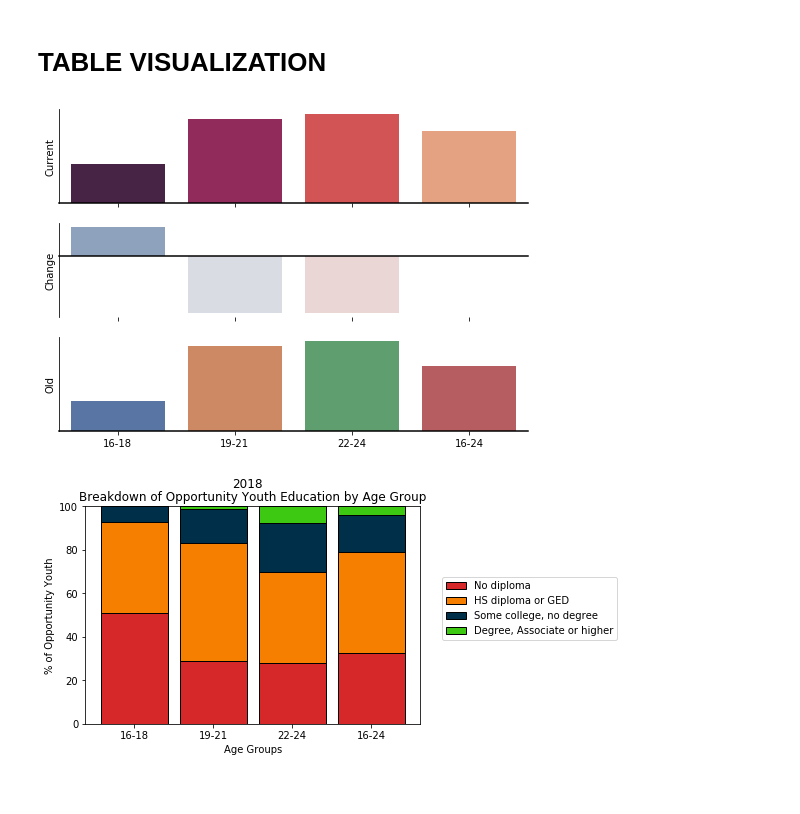
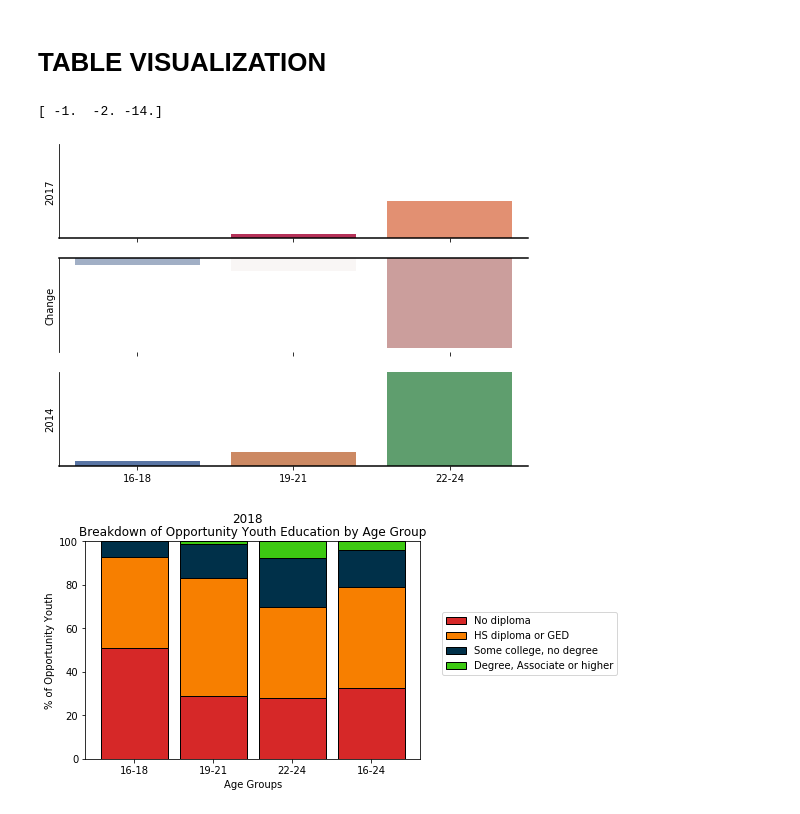
Before and after one commit to chum46/mod-1-project-chicago-seattle-ds-051120, a Jupyter notebook: notebooks/exploratory/02_cm_download_and_explore_data.ipynb, the cells around one changed output. Saved outputs shown, nothing was run; the diff lists cells and outputs as text; code cells hidden in the pictures.

Commit message:
Trend Table and Visualization Notebooks

```diff
--- a/notebooks/exploratory/02_cm_download_and_explore_data.ipynb
+++ b/notebooks/exploratory/02_cm_download_and_explore_data.ipynb
@@ -744,29 +732,34 @@ import matplotlib.pyplot as plt
 from matplotlib import rc
 %matplotlib inline
 # %%
-oy_array_old = np.array([6,17,18,13])
-oy_array = np.array(oy_percent)
-age_grps = np.array(['16-18','19-21','22-24','16-24'])
+oy_array_old = np.array([1,3,22])
+oy_array = np.array(oydeg_percent[:3])
+age_grps = np.array(['16-18','19-21','22-24'])
 # %%
 f, (ax1, ax2, ax3) = plt.subplots(3, 1, figsize=(7, 5), sharex=True)
 sns.barplot(x=age_grps, y=oy_array, palette="rocket", ax=ax1)
 ax1.axhline(0, color="k", clip_on=False)
-ax1.set_ylabel("Current")
+ax1.set_ylim(0,20)
+ax1.set_ylabel("2017")
 
 y2 = oy_array - oy_array_old
 sns.barplot(x=age_grps, y=y2, palette="vlag", ax=ax2)
 ax2.axhline(0, color="k", clip_on=False)
+ax3.set_ylim(0,20)
 ax2.set_ylabel("Change")
 
 sns.barplot(x=age_grps, y=oy_array_old, palette="deep", ax=ax3)
 ax3.axhline(0, color="k", clip_on=False)
-ax3.set_ylabel("Old")
+ax3.set_ylim(0,20)
+ax3.set_ylabel("2014")
 
 sns.despine(bottom=True)
 plt.setp(f.axes, yticks=[])
 plt.tight_layout(h_pad=2)
+print(y2)
 # %% [output]
+[ -1.  -2. -14.]
-[figure, old version]
+[figure, new version]
 # %%
 # Data
 r = [0,1,2,3]
```
Also changed, not shown: parts of 28 cells of this notebook, 2 other files.
